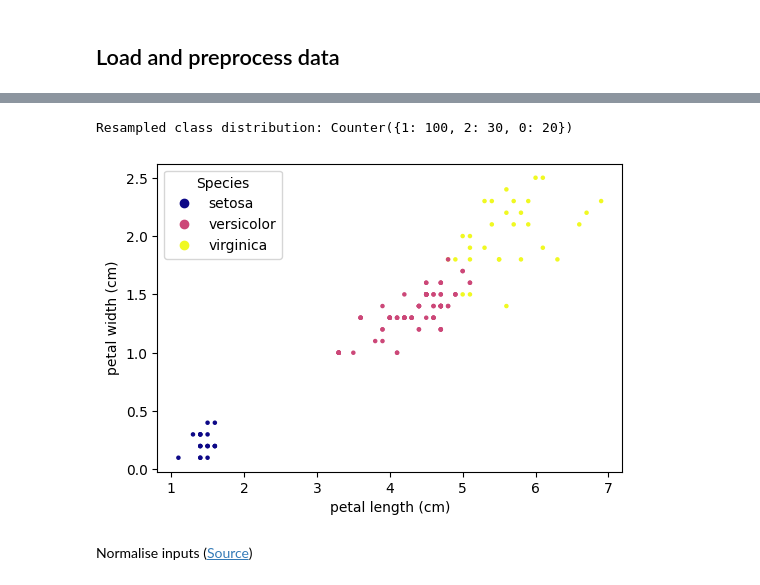
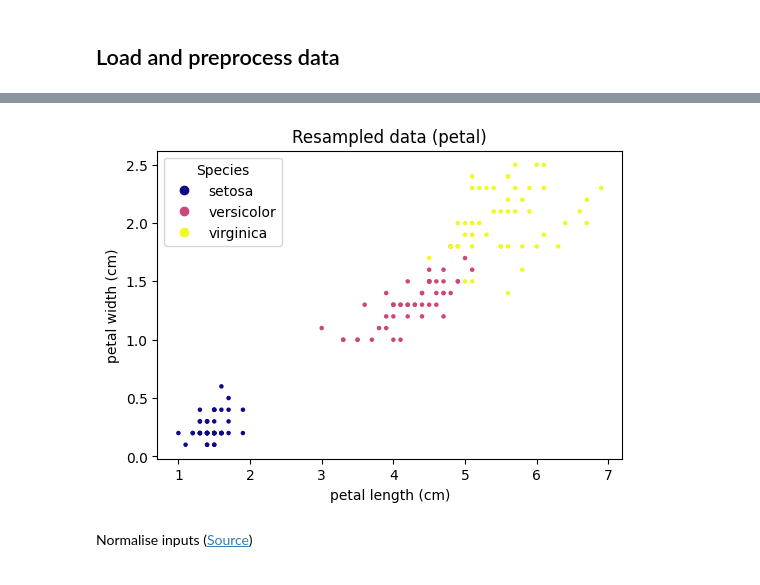
Before and after one commit to LuciaPauw/RW441Assignments, a Jupyter notebook: assignment3/iris_nn.ipynb, the cells around one changed output, grey strips where cells are left out. Cells and saved outputs as stored; diff of their text form; code cells hidden in the pictures.

```diff
--- a/assignment3/iris_nn.ipynb
+++ b/assignment3/iris_nn.ipynb
@@ -87,0 +105,23 @@ Original class distribution: Counter({0: 50, 1: 50, 2: 50})
+# %%
+# different imbalance ratios and differend classes as majority class
+# setosa
+# target_counts={0: 100, 1: 30, 2: 20}
+# target_counts={0: 120, 1: 15, 2: 15}
+# target_counts={0: 70, 1: 30, 2: 50}
+
+# versicolor
+# target_counts={0: 20, 1: 100, 2: 30}
+# target_counts={0: 15, 1: 120, 2: 15}
+# target_counts={0: 50, 1: 70, 2: 30}
+
+# virginica
+# target_counts={0: 20, 1: 30, 2: 100}
+# target_counts={0: 15, 1: 15, 2: 120}
+# target_counts = {0:30, 1:50, 2:70}
+
+# original balanced dataset for comparison
+X_imb = X.copy()
+y_imb = y.copy()
+
+# X_imb, y_imb = make_imbalanced(X, y, target_counts=target_counts)
+print("Resampled class distribution:", Counter(y_imb))
@@ -88,17 +141,14 @@ Original class distribution: Counter({0: 50, 1: 50, 2: 50})
 # %%
-X_imb, y_imb = make_imbalanced(X, y, target_counts={0: 20, 1: 100, 2: 30})
-print("Resampled class distribution:", Counter(y_imb))
-
 plt.figure(figsize=(6,4))
 scatter = plt.scatter(X_imb[:, 2], X_imb[:, 3], c=y_imb, s=5, cmap='plasma')
+plt.title("Resampled data (petal)")
 plt.xlabel(iris.feature_names[2])
 plt.ylabel(iris.feature_names[3])
 handles, _ = scatter.legend_elements()
 plt.legend(handles, iris.target_names, title="Species")
 plt.show()
 # %% [output]
-Resampled class distribution: Counter({1: 100, 2: 30, 0: 20})
-[figure, old version]
+[figure, new version]
 # %% [markdown]
 Normalise inputs ([Source](https://www.researchgate.net/publication/2811922_Efficient_BackProp))
 # %%
```
Also changed, not shown: parts of 21 cells of this notebook, 10 other files.
